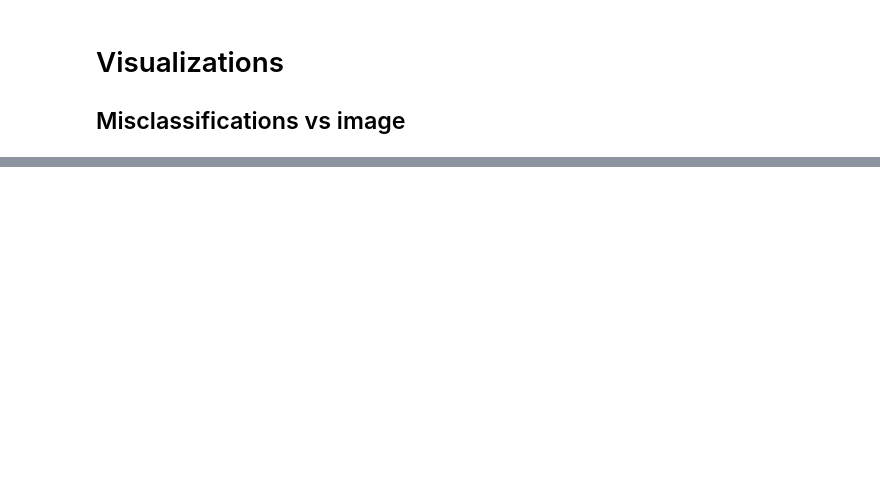
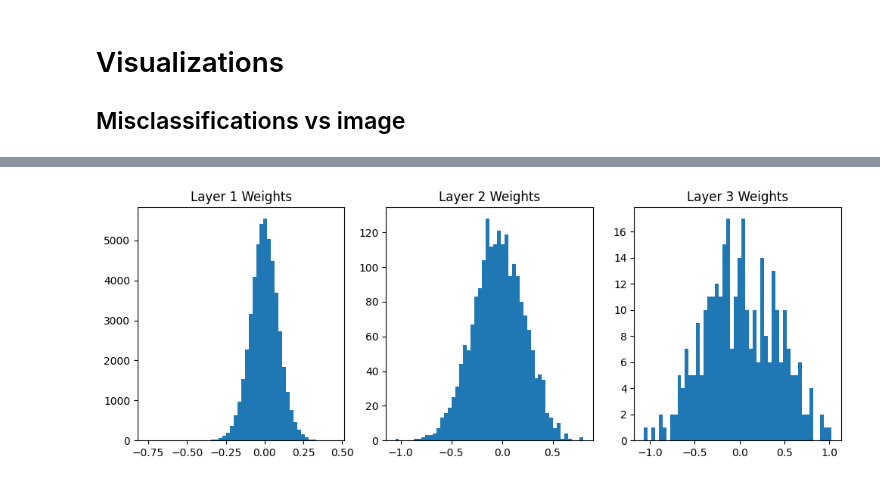
Before and after one commit to hexager/NeuralNetwork, a Jupyter notebook: NeuralNetwork.ipynb, the cells around one changed output, grey strips where cells are left out. Cells and saved outputs as stored; diff of their text form; code cells hidden in the pictures; blank space fills up the shorter version.

```diff
--- a/NeuralNetwork.ipynb
+++ b/NeuralNetwork.ipynb
@@ -178,0 +278,10 @@ plt.show()
+# %%
+def plot_weight_distributions(model):
+    plt.figure(figsize=(12, 4))
+    for i, layer in enumerate(model.layers):
+        plt.subplot(1, len(model.layers), i+1)
+        plt.hist(layer.weights.flatten(), bins=50)
+        plt.title(f'Layer {i+1} Weights')
+plot_weight_distributions(Neuralnetmodel)
+# %% [output]
+[figure, added]
```
Also changed, not shown: parts of 12 cells of this notebook.
